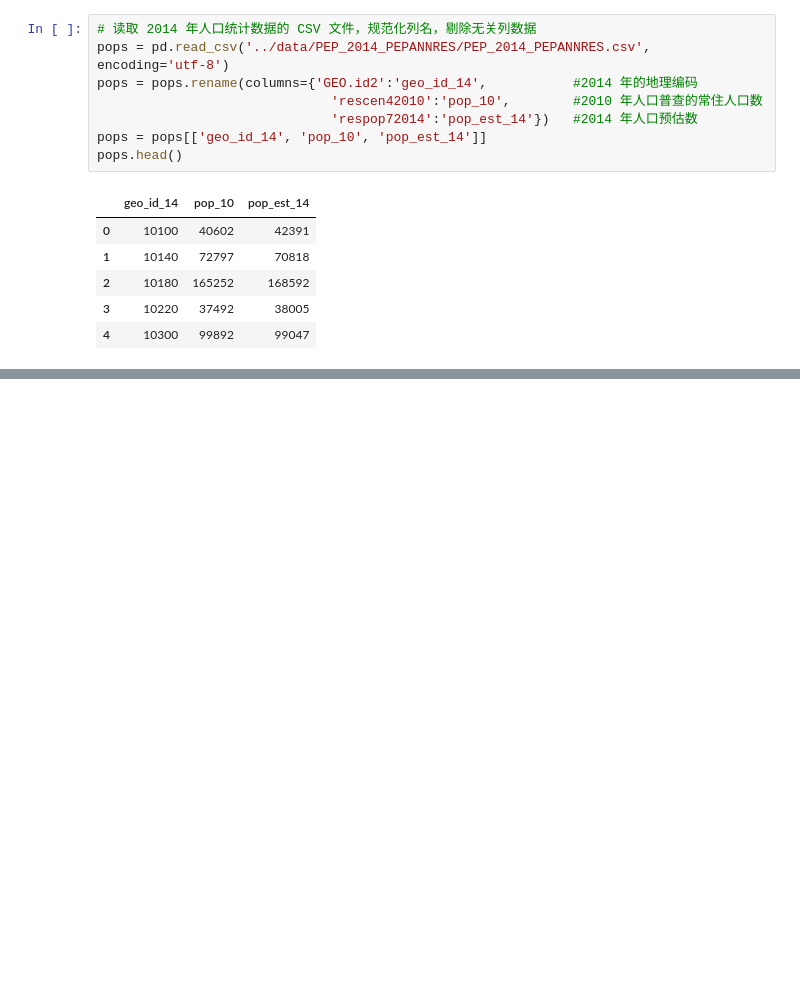
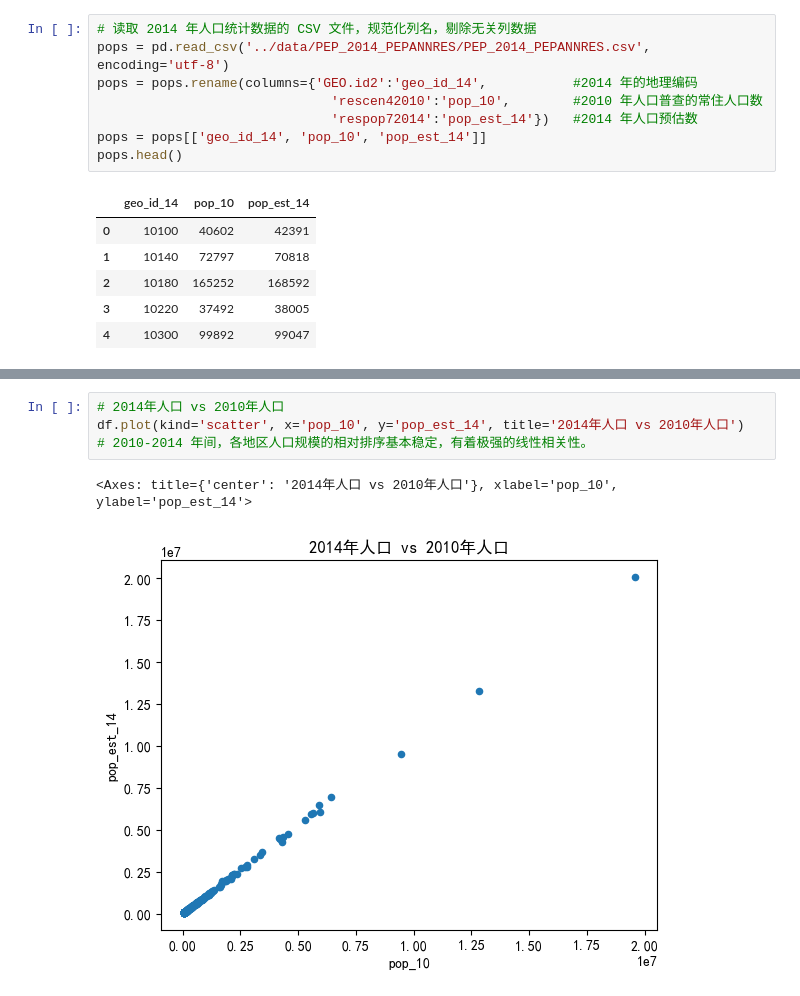
Before and after one commit to JayusChi/rent-data-analysis, a Jupyter notebook: notebooks/rent_analysis.ipynb, the cells around one changed output, grey strips where cells are left out. Cells and saved outputs as stored; diff of their text form; blank space fills up the shorter version.

```diff
--- a/notebooks/rent_analysis.ipynb
+++ b/notebooks/rent_analysis.ipynb
@@ -137,0 +168,7 @@ df.sort_values(by='pop_change_pct')[['msa_name', 'pop_change_pct']].head()
+# %%
+# 2014年人口 vs 2010年人口
+df.plot(kind='scatter', x='pop_10', y='pop_est_14', title='2014年人口 vs 2010年人口')
+# 2010-2014 年间，各地区人口规模的相对排序基本稳定，有着极强的线性相关性。
+# %% [output]
+<Axes: title={'center': '2014年人口 vs 2010年人口'}, xlabel='pop_10', ylabel='pop_est_14'>
+[figure, added]
```
Also changed, not shown: parts of 15 cells of this notebook, 4 other files.
